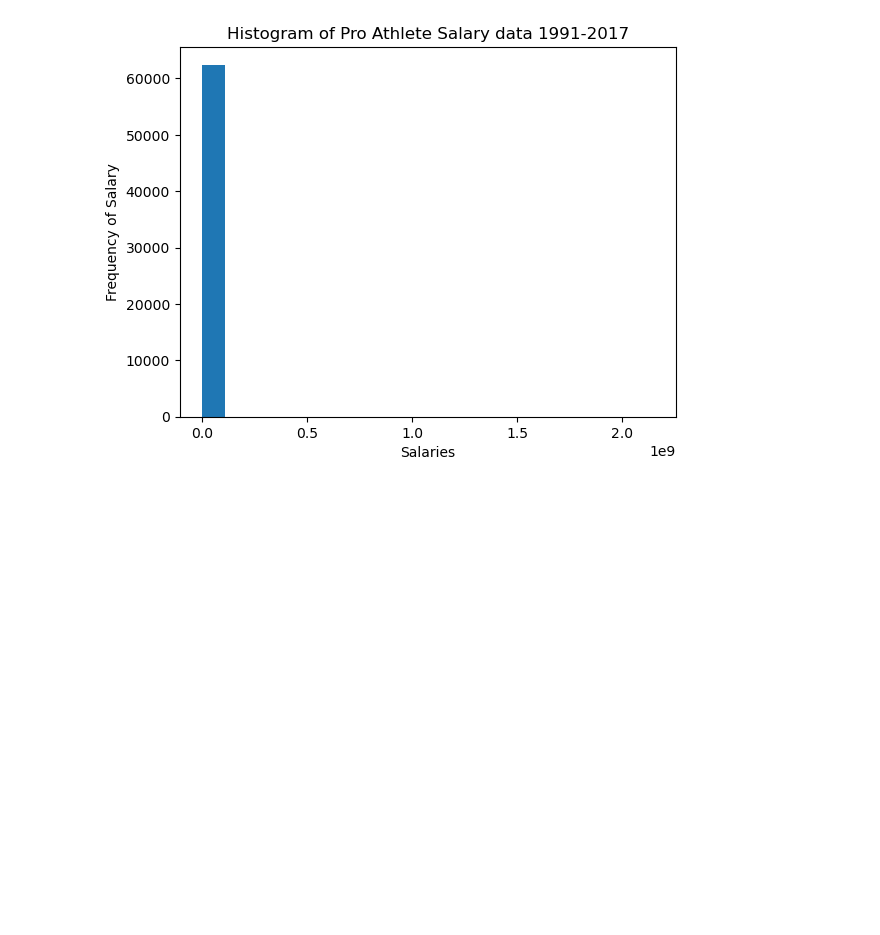
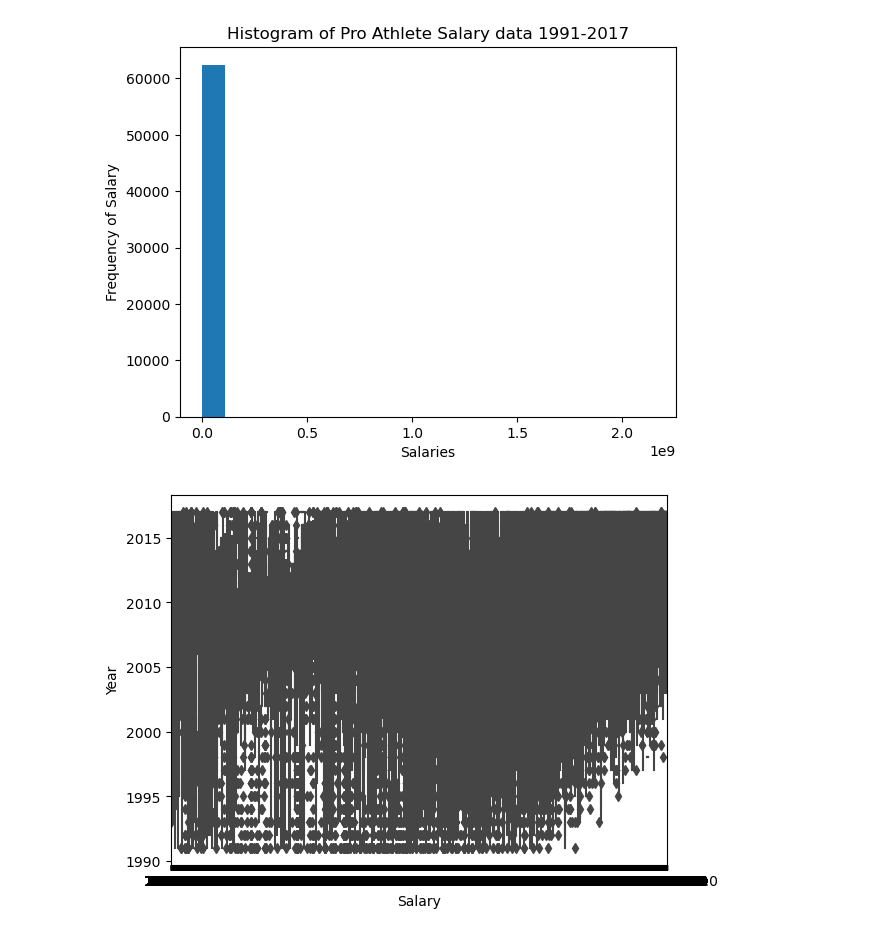
Before and after one commit to JP-Butler/Pro_Sports_Salary_Analysis, a Jupyter notebook: cookiecutter_structure/notebooks/eda.ipynb, the cells around one changed output. Saved outputs shown, nothing was run; the diff lists cells and outputs as text; code cells hidden in the pictures; blank space fills up the shorter version.

```diff
--- a/cookiecutter_structure/notebooks/eda.ipynb
+++ b/cookiecutter_structure/notebooks/eda.ipynb
@@ -119,6 +137,12 @@ plt.title('Histogram of Pro Athlete Salary data 1991-2017')
 plt.show()
 # %% [output]
 [figure]
+# %%
+# Boxplot to investigate value spread
+sns.boxplot(x='Salary', y='Year', data=long_df)
+plt.show()
+# %% [output]
+[figure, added]
 # %%
 # VISUALIZE DATA
 # set x and y values from data
```
Also changed, not shown: parts of 4 cells of this notebook, 1 other file.
